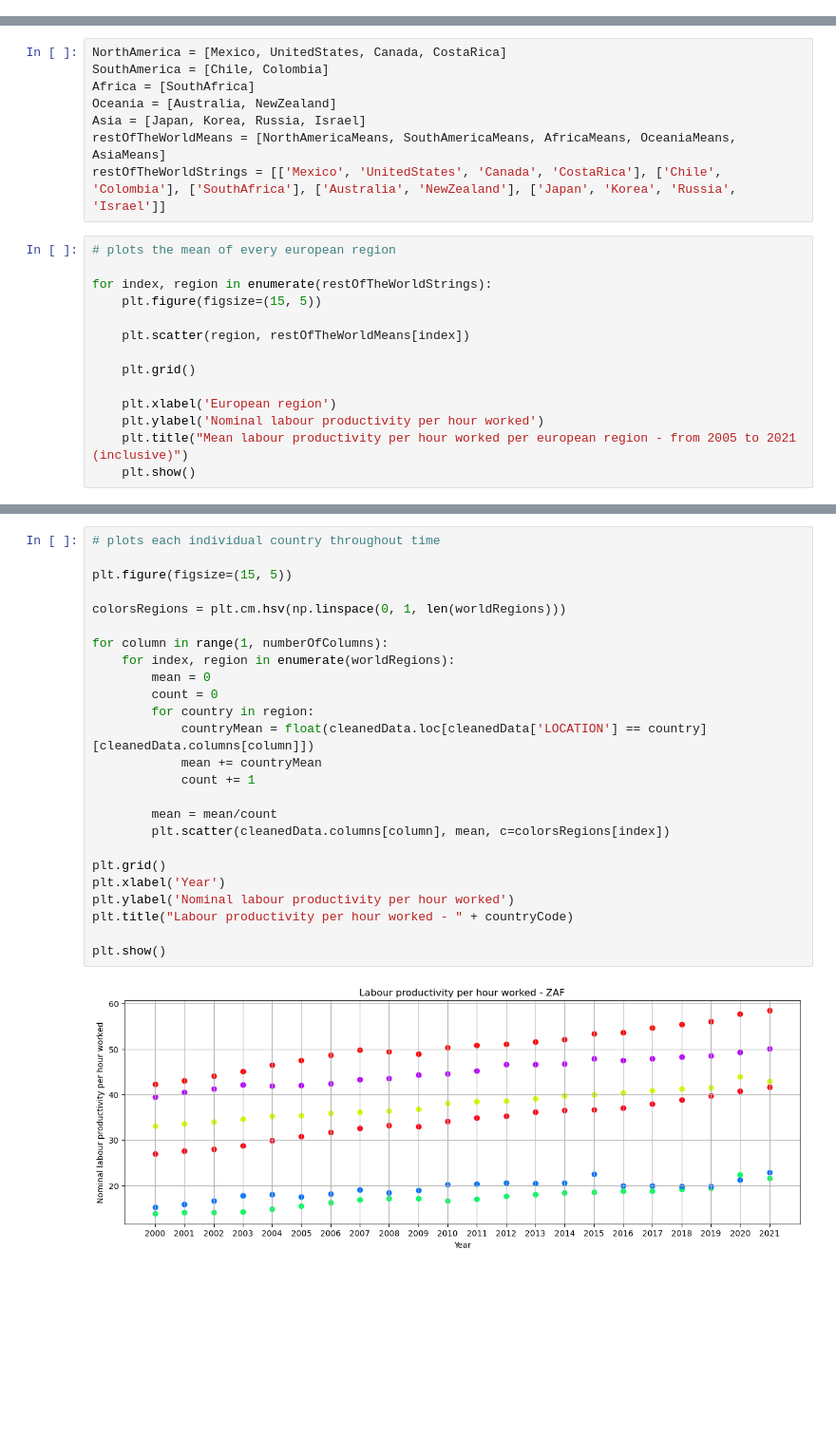
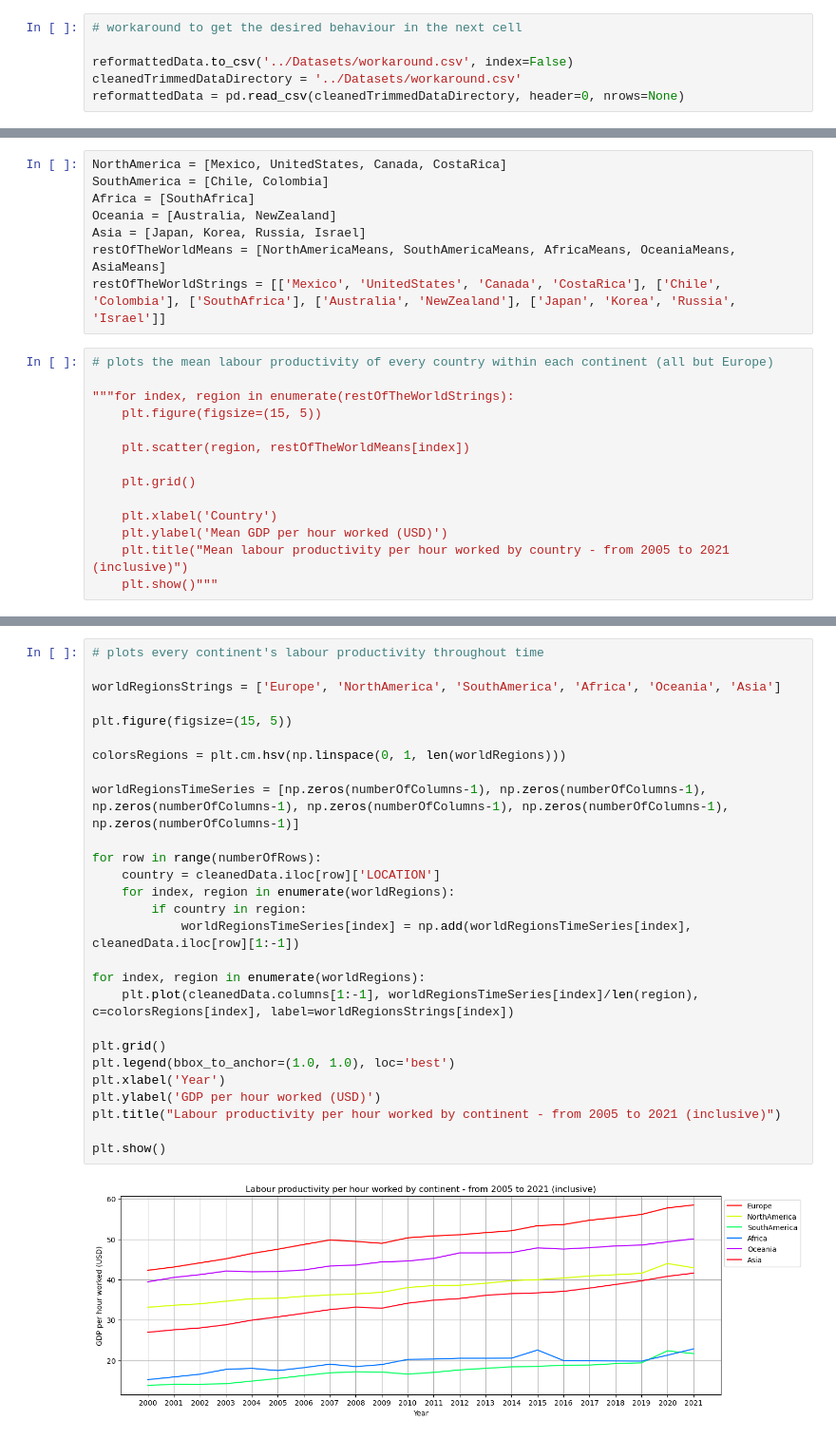
Before and after one commit to JoanneLin168/ADS-European-Productivity, a Jupyter notebook: Notebooks/gdpDataset.ipynb, the cells around one changed output, grey strips where cells are left out. Shown at 95% size. Saved outputs shown, nothing was run; the diff lists cells and outputs as text; blank space fills up the shorter version.

Commit message:
Productivity dataset cleaning and analysis refactored

```diff
--- a/Notebooks/gdpDataset.ipynb
+++ b/Notebooks/gdpDataset.ipynb
@@ -503,0 +42,6 @@ plt.show()
+# %%
+# workaround to get the desired behaviour in the next cell
+
+reformattedData.to_csv('../Datasets/workaround.csv', index=False)
+cleanedTrimmedDataDirectory = '../Datasets/workaround.csv'
+reformattedData = pd.read_csv(cleanedTrimmedDataDirectory, header=0, nrows=None)
@@ -510,17 +298,17 @@ Asia = [Japan, Korea, Russia, Israel]
 restOfTheWorldMeans = [NorthAmericaMeans, SouthAmericaMeans, AfricaMeans, OceaniaMeans, AsiaMeans]
 restOfTheWorldStrings = [['Mexico', 'UnitedStates', 'Canada', 'CostaRica'], ['Chile', 'Colombia'], ['SouthAfrica'], ['Australia', 'NewZealand'], ['Japan', 'Korea', 'Russia', 'Israel']]
 # %%
-# plots the mean of every european region
+# plots the mean labour productivity of every country within each continent (all but Europe)
 
-for index, region in enumerate(restOfTheWorldStrings):
+"""for index, region in enumerate(restOfTheWorldStrings):
     plt.figure(figsize=(15, 5))
 
     plt.scatter(region, restOfTheWorldMeans[index])
 
     plt.grid()
 
-    plt.xlabel('European region')
-    plt.ylabel('Nominal labour productivity per hour worked')
-    plt.title("Mean labour productivity per hour worked per european region - from 2005 to 2021 (inclusive)")
-    plt.show()
+    plt.xlabel('Country')
+    plt.ylabel('Mean GDP per hour worked (USD)')
+    plt.title("Mean labour productivity per hour worked by country - from 2005 to 2021 (inclusive)")
+    plt.show()"""
 # %% [output]
@@ -553,28 +316,30 @@ for index, region in enumerate(worldRegions[1:]):
 # %%
-# plots each individual country throughout time
+# plots every continent's labour productivity throughout time
+
+worldRegionsStrings = ['Europe', 'NorthAmerica', 'SouthAmerica', 'Africa', 'Oceania', 'Asia']
 
 plt.figure(figsize=(15, 5))
 
 colorsRegions = plt.cm.hsv(np.linspace(0, 1, len(worldRegions)))
 
-for column in range(1, numberOfColumns):
+worldRegionsTimeSeries = [np.zeros(numberOfColumns-1), np.zeros(numberOfColumns-1), np.zeros(numberOfColumns-1), np.zeros(numberOfColumns-1), np.zeros(numberOfColumns-1), np.zeros(numberOfColumns-1)]
+
+for row in range(numberOfRows):
+    country = cleanedData.iloc[row]['LOCATION']
     for index, region in enumerate(worldRegions):
-        mean = 0
-        count = 0
-        for country in region:
-            countryMean = float(cleanedData.loc[cleanedData['LOCATION'] == country][cleanedData.columns[column]])
-            mean += countryMean
-            count += 1
+        if country in region:
+            worldRegionsTimeSeries[index] = np.add(worldRegionsTimeSeries[index], cleanedData.iloc[row][1:-1])
 
-        mean = mean/count
-        plt.scatter(cleanedData.columns[column], mean, c=colorsRegions[index])
+for index, region in enumerate(worldRegions):
+    plt.plot(cleanedData.columns[1:-1], worldRegionsTimeSeries[index]/len(region), c=colorsRegions[index], label=worldRegionsStrings[index])
 
 plt.grid()
+plt.legend(bbox_to_anchor=(1.0, 1.0), loc='best')
 plt.xlabel('Year')
-plt.ylabel('Nominal labour productivity per hour worked')
-plt.title("Labour productivity per hour worked - " + countryCode)
+plt.ylabel('GDP per hour worked (USD)')
+plt.title("Labour productivity per hour worked by continent - from 2005 to 2021 (inclusive)")
 
 plt.show()
 # %% [output]
-[figure, old version]
+[figure, new version]
 # %%
```
Also changed, not shown: parts of 51 cells of this notebook, 7 other files.
